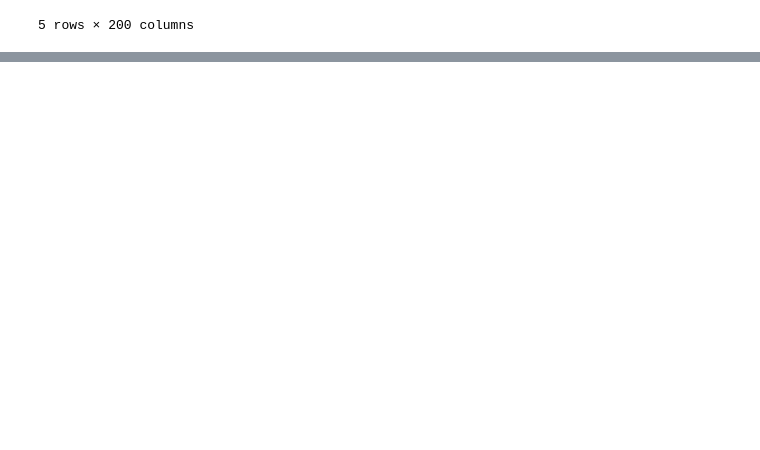
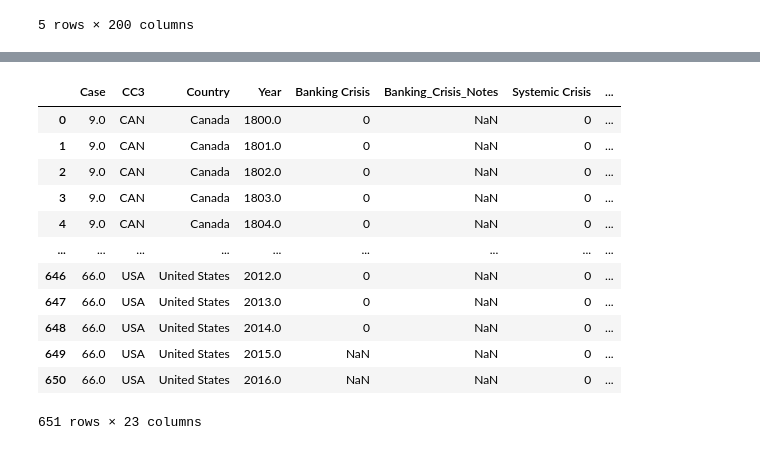
Before and after one commit to dhruvatara/ECS89G-DLProject, a Jupyter notebook: Data Cleansing.ipynb, the cells around one changed output, grey strips where cells are left out. Saved outputs shown, nothing was run; the diff lists cells and outputs as text; code cells hidden in the pictures; blank space fills up the shorter version.

```diff
--- a/Data Cleansing.ipynb
+++ b/Data Cleansing.ipynb
@@ -220,0 +276,6 @@ percapita_gdp_data.head(5)
+# %%
+ca_unemployment = ca_unemployment.rename(columns={"DATE": "Year", "LRUNTTTTCAA156S": "Unemployment Rate"})
+# %%
+ca_unemployment_list = ca_unemployment.loc[0:56, "Unemployment Rate"].tolist()
+# %%
+north_american_data.loc[160:216, "Unemployment Rate"] = ca_unemployment_list
@@ -220,0 +303,16 @@ percapita_gdp_data.head(5)
+# %%
+north_american_data
+# %% [output]
+|  | Case | CC3 | Country | Year | Banking Crisis | Banking_Crisis_Notes | Systemic Crisis | ... |
+| 0 | 9.0 | CAN | Canada | 1800.0 | 0 | NaN | 0 | ... |
+| 1 | 9.0 | CAN | Canada | 1801.0 | 0 | NaN | 0 | ... |
+| 2 | 9.0 | CAN | Canada | 1802.0 | 0 | NaN | 0 | ... |
+| 3 | 9.0 | CAN | Canada | 1803.0 | 0 | NaN | 0 | ... |
+| 4 | 9.0 | CAN | Canada | 1804.0 | 0 | NaN | 0 | ... |
+| ... | ... | ... | ... | ... | ... | ... | ... | ... |
+| 646 | 66.0 | USA | United States | 2012.0 | 0 | NaN | 0 | ... |
+| 647 | 66.0 | USA | United States | 2013.0 | 0 | NaN | 0 | ... |
+| 648 | 66.0 | USA | United States | 2014.0 | 0 | NaN | 0 | ... |
+| 649 | 66.0 | USA | United States | 2015.0 | NaN | NaN | 0 | ... |
+| 650 | 66.0 | USA | United States | 2016.0 | NaN | NaN | 0 | ... |
+651 rows × 23 columns
```
Also changed, not shown: parts of 12 cells of this notebook.
